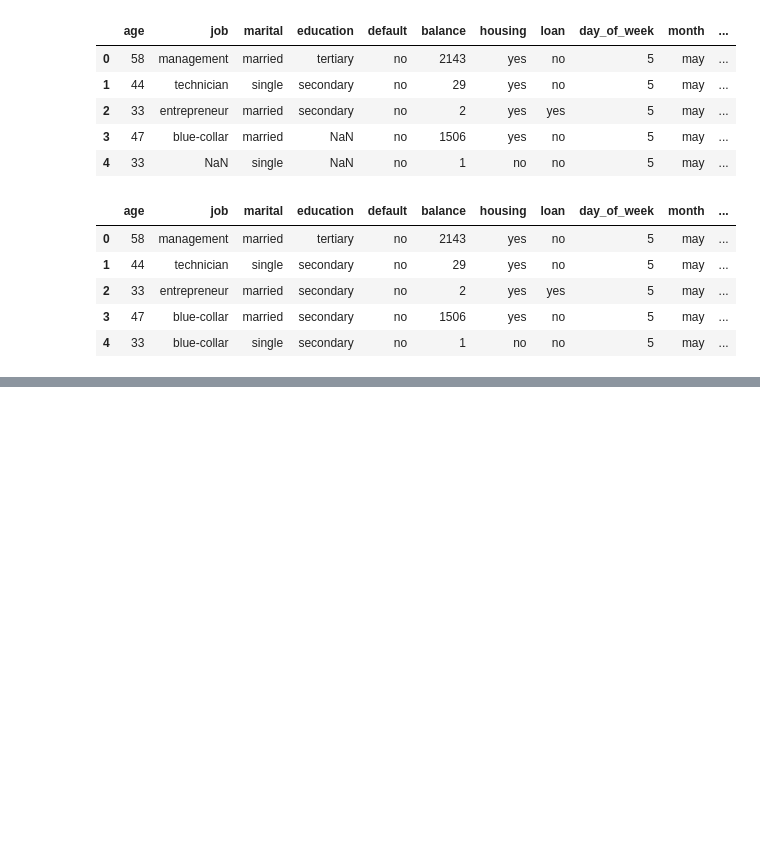
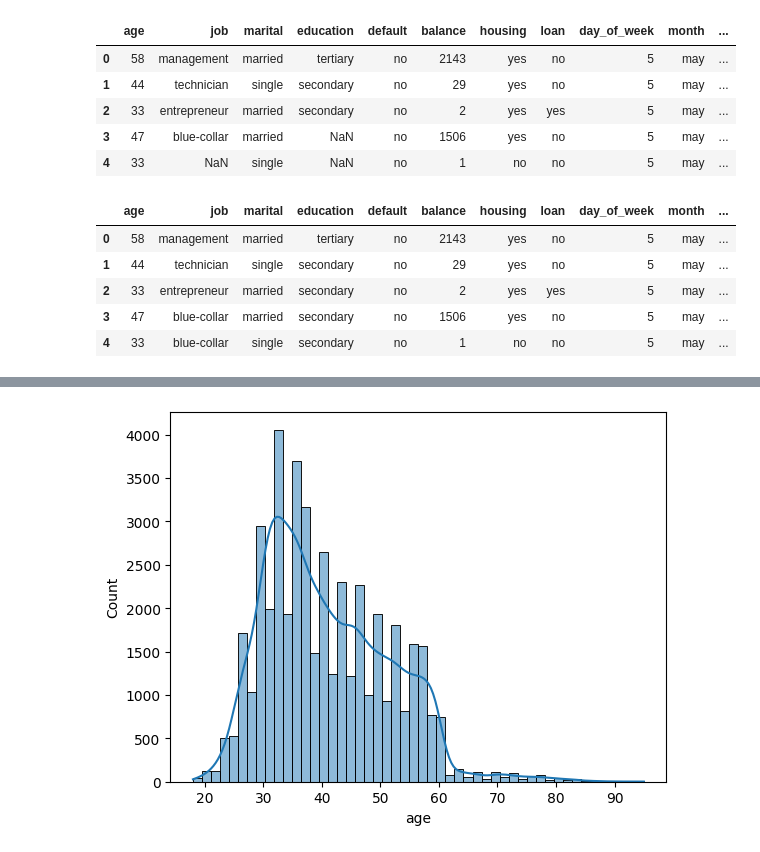
Before and after one commit to Avinash-Tamarapalli/MachineLearning, a Jupyter notebook: SideProjects/BankMarketing.ipynb, the cells around one changed output, grey strips where cells are left out. Cells and saved outputs as stored; diff of their text form; code cells hidden in the pictures; blank space fills up the shorter version.

```diff
--- a/SideProjects/BankMarketing.ipynb
+++ b/SideProjects/BankMarketing.ipynb
@@ -104,0 +104,5 @@ temp_df
+# %%
+sns.histplot(data= df, x= 'age', bins= 50, kde= True)
+plt.show()
+# %% [output]
+[figure, added]
```
Also changed, not shown: parts of 11 cells of this notebook, 1 other file.
